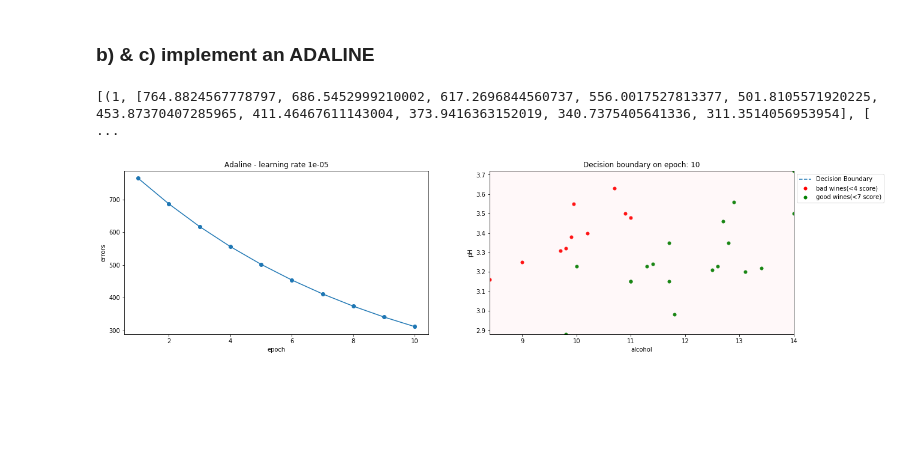
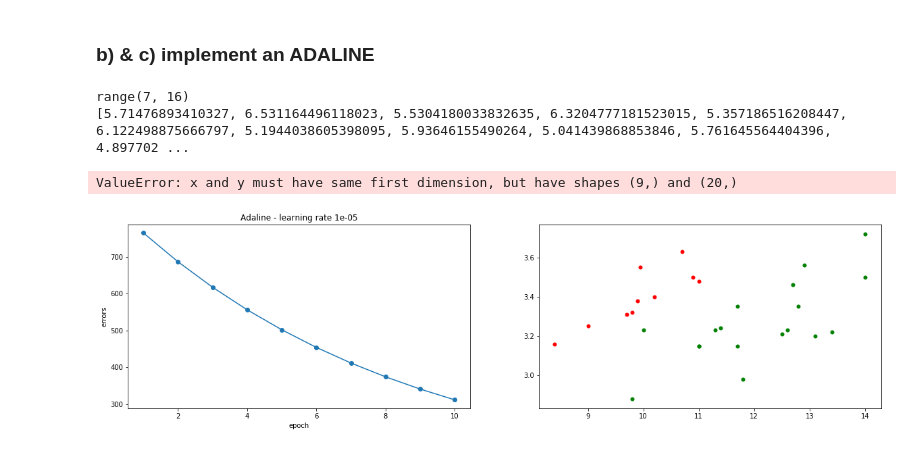
Before and after one commit to moonsonu/ft_sommelier, a Jupyter notebook: sommelier.ipynb, the cells around one changed output. Drawn from its saved outputs; the diff is of its cells as text; code cells hidden in the pictures; blank space fills up the shorter version.

```diff
--- a/sommelier.ipynb
+++ b/sommelier.ipynb
@@ -315,7 +315,7 @@ class adaline():
                         self.w_[1:] += self.eta * i
                     cost = 1./2 * sum((error**2))
                     self.error_.append(cost)
-                    result = (num_epoch, self.error_, self.w_[1:], self.w_[0])
+                    result = (num_epoch, self.error_, self.w_[1:], self.w_[0], output)
                     result_.append(result)
 
             else:
@@ -433,47 +456,55 @@ def plot_performance_ada(performance, wine_data, good_thresh, bad_thresh, epoch=
     numvar = X.shape[0]
     x2_ = []
     y2_ = []
+    y2 = 0
     xmaxVal, xminVal, ymaxVal, yminVal = maxmin(X)
     if epoch > 0:
-        print(data)
         for i in data:
             x2_ = range(int(xminVal), int(xmaxVal) + 1)
-            if i[0] == epoch:
-                for x2i in x2_:
-                    y2 = (-(i[3] / i[2][1]) / (i[3] / i[2][0])) * x2i + (-i[3] / i[2][1])
+            j = 0
+            for x2i in x2_:
+                if (j < len(i[2])):
+                    y2 = i[2][j] * x2i
+                    j += 1
                     y2_.append(y2)
+
     else:
-        epoch = i[0]
-        #i = data[p.n_iter - 1]
-        x2_ = range(int(xminVal), int(xmaxVal) + 1)
-        for x2i in x2_:
-            y2 = (-(i[3] / i[2][1]) / (i[3] / i[2][0])) * x2i + (-i[3] / i[2][1])
-            y2_.append(y2)
+        for i in data:
+            epoch = i[0]
+            #i = data[p.n_iter - 1]
+            x2_ = range(int(xminVal), int(xmaxVal) + 1)
+            for x2i in x2_:
+                y2 = (-(i[3] / i[2][1]) / (i[3] / i[2][0])) * x2i + (-i[3] / i[2][1])
+                y2_.append(y2)
 
     plt.subplot(121)
-    plt.plot(range(1, len(ada.error_)+1), ada.error_, marker='o')
+    plt.plot(range(1, len(ada.error_) + 1), ada.error_, marker='o')
     plt.xlabel('epoch')
     plt.ylabel('errors')
     plt.title("Adaline - learning rate {}".format(ada.eta))
     plt.subplot(122)
     plt.scatter(bad1, bad2, c = 'red', s = 25, label='bad wines(<{0} score)'.format(bad_thresh + 1))
     plt.scatter(good1, good2, c = 'green', s = 25, label='good wines(<{0} score)'.format(good_thresh - 1))
-    plt.fill_between(x2_, y2_, ymaxVal, facecolor='pink', alpha=0.1)
-    plt.fill_between(x2_, yminVal, y2_, facecolor='green', alpha=0.1)
+    #plt.fill_between(x2_, y2_, ymaxVal, facecolor='pink', alpha=0.1)
+    #plt.fill_between(x2_, yminVal, y2_, facecolor='green', alpha=0.1)
+    print(x2_)
+    print(y2_)
     plt.plot(x2_, y2_, '--', label="Decision Boundary")
     plt.xlim([xminVal + 1, xmaxVal - 1])
     plt.ylim([yminVal + 1, ymaxVal - 1])
     plt.xlabel(df_data.columns[0])
     plt.ylabel(df_data.columns[1])
     plt.legend(bbox_to_anchor=(1., 1))
     plt.title("Decision boundary on epoch: %d"% epoch)
     plt.show()
     if save_plot==True:
         plt.savefig('./performance_ada.png')
 
 
 ada = adaline(eta=0.00001, n_iter=10)
 plot_performance_ada(ada, 'winequality-red.csv', 8, 3, 10)
 # %% [output]
-[(1, [764.8824567778797, 686.5452999210002, 617.2696844560737, 556.0017527813377, 501.8105571920225, 453.87370407285965, 411.46467611143004, 373.9416363152019, 340.7375405641336, 311.3514056953954], [ ...
+range(7, 16)
+[5.71476893410327, 6.531164496118023, 5.5304180033832635, 6.3204777181523015, 5.357186516208447, 6.122498875666797, 5.1944038605398095, 5.93646155490264, 5.041439868853846, 5.761645564404396, 4.897702 ...
+ValueError: x and y must have same first dimension, but have shapes (9,) and (20,)
-[figure, old version]
+[figure, new version]
```
Also changed, not shown: parts of 1 cell of this notebook.
